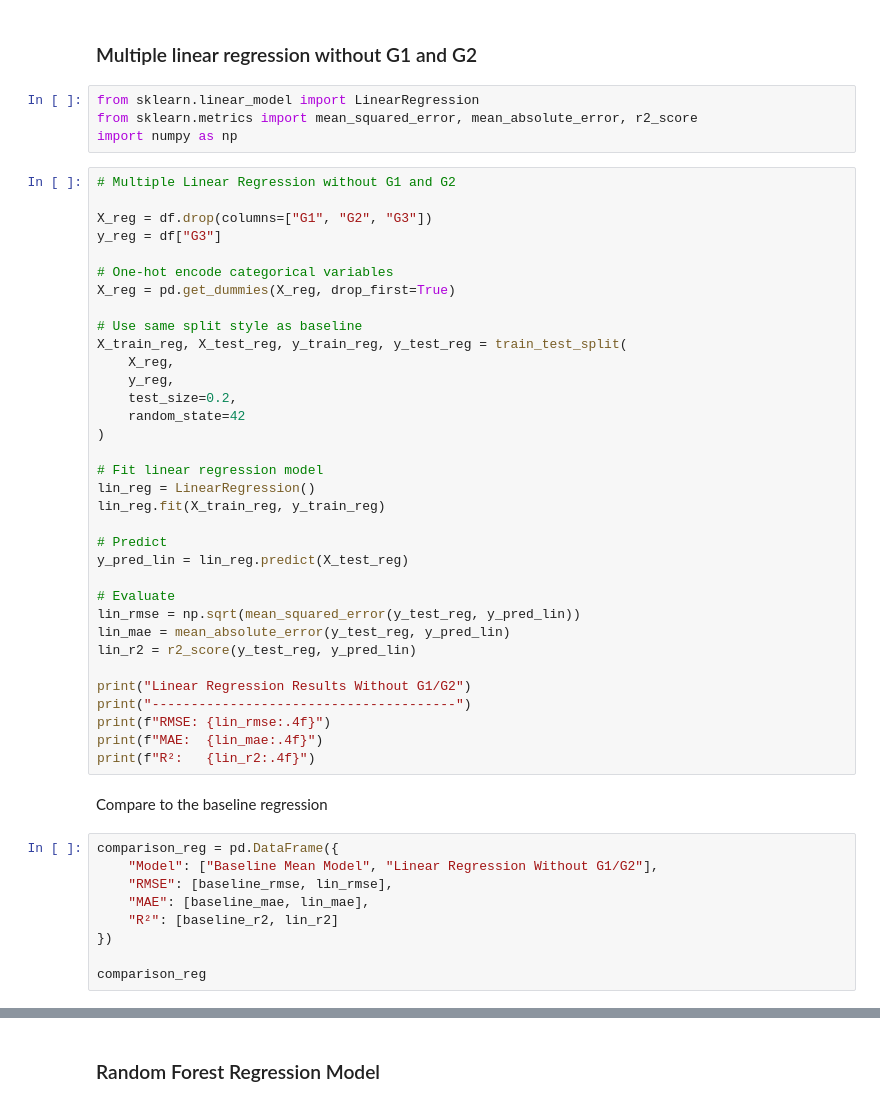
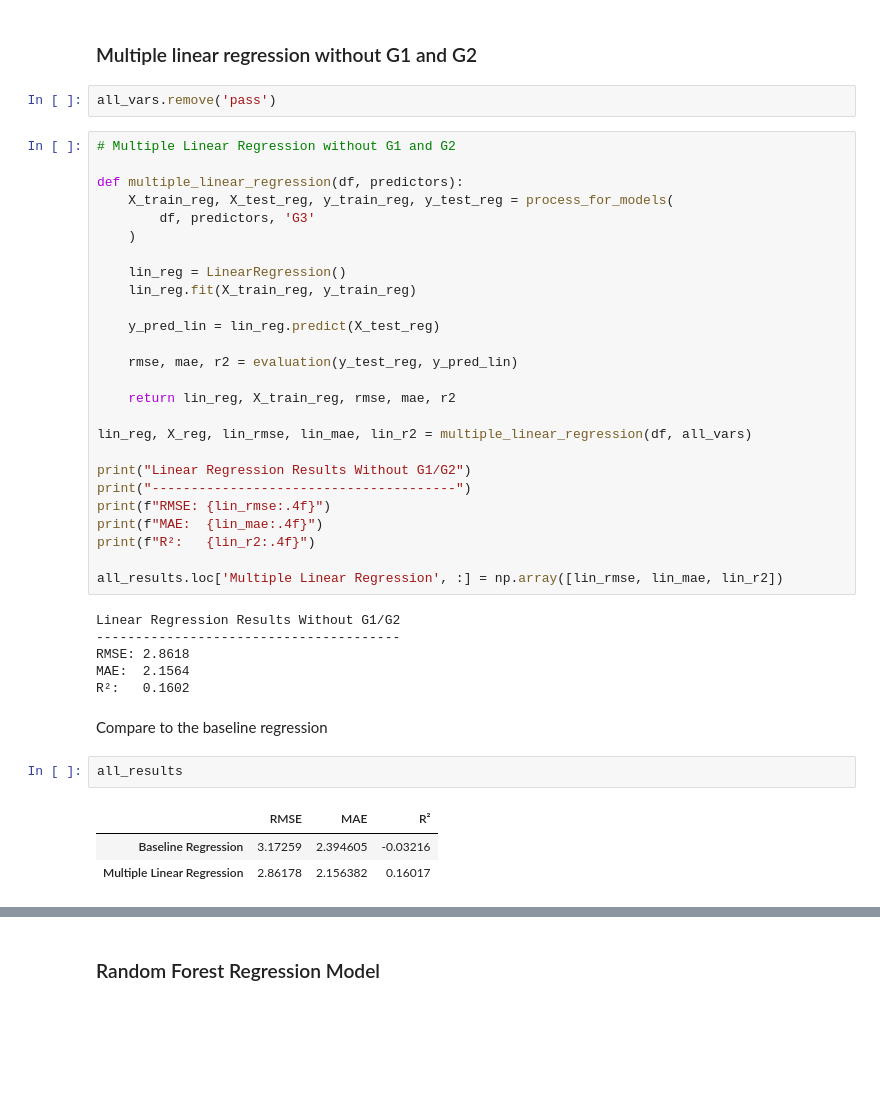
Before and after one commit to OctFog/Math-189-Project, a Jupyter notebook: student_performance.ipynb, the cells around one changed output, grey strips where cells are left out. Drawn from its saved outputs; the diff is of its cells as text; blank space fills up the shorter version.

```diff
--- a/student_performance.ipynb
+++ b/student_performance.ipynb
@@ -485,54 +680,47 @@ baseline_cm_df
 # %% [markdown]
 ### Multiple linear regression without G1 and G2
-# %%
-from sklearn.linear_model import LinearRegression
-from sklearn.metrics import mean_squared_error, mean_absolute_error, r2_score
-import numpy as np
+# %%
+all_vars.remove('pass')
 # %%
 # Multiple Linear Regression without G1 and G2
 
-X_reg = df.drop(columns=["G1", "G2", "G3"])
-y_reg = df["G3"]
+def multiple_linear_regression(df, predictors):
+    X_train_reg, X_test_reg, y_train_reg, y_test_reg = process_for_models(
+        df, predictors, 'G3'
+    )
 
-# One-hot encode categorical variables
-X_reg = pd.get_dummies(X_reg, drop_first=True)
+    lin_reg = LinearRegression()
+    lin_reg.fit(X_train_reg, y_train_reg)
 
-# Use same split style as baseline
-X_train_reg, X_test_reg, y_train_reg, y_test_reg = train_test_split(
-    X_reg,
-    y_reg,
-    test_size=0.2,
-    random_state=42
-)
+    y_pred_lin = lin_reg.predict(X_test_reg)
 
-# Fit linear regression model
-lin_reg = LinearRegression()
-lin_reg.fit(X_train_reg, y_train_reg)
+    rmse, mae, r2 = evaluation(y_test_reg, y_pred_lin)
 
-# Predict
-y_pred_lin = lin_reg.predict(X_test_reg)
+    return lin_reg, X_train_reg, rmse, mae, r2
 
-# Evaluate
-lin_rmse = np.sqrt(mean_squared_error(y_test_reg, y_pred_lin))
-lin_mae = mean_absolute_error(y_test_reg, y_pred_lin)
-lin_r2 = r2_score(y_test_reg, y_pred_lin)
+lin_reg, X_reg, lin_rmse, lin_mae, lin_r2 = multiple_linear_regression(df, all_vars)
 
 print("Linear Regression Results Without G1/G2")
 print("---------------------------------------")
 print(f"RMSE: {lin_rmse:.4f}")
 print(f"MAE:  {lin_mae:.4f}")
 print(f"R²:   {lin_r2:.4f}")
+
+all_results.loc['Multiple Linear Regression', :] = np.array([lin_rmse, lin_mae, lin_r2])
+# %% [output]
+Linear Regression Results Without G1/G2
+---------------------------------------
+RMSE: 2.8618
+MAE:  2.1564
+R²:   0.1602
 # %% [markdown]
 Compare to the baseline regression
 # %%
-comparison_reg = pd.DataFrame({
-    "Model": ["Baseline Mean Model", "Linear Regression Without G1/G2"],
-    "RMSE": [baseline_rmse, lin_rmse],
-    "MAE": [baseline_mae, lin_mae],
-    "R²": [baseline_r2, lin_r2]
-})
-
-comparison_reg
+all_results
+# %% [output]
+|  | RMSE | MAE | R² |
+| Baseline Regression | 3.17259 | 2.394605 | -0.03216 |
+| Multiple Linear Regression | 2.86178 | 2.156382 | 0.16017 |
 # %%
 coef_df = pd.DataFrame({
     "Feature": X_reg.columns,
```
Also changed, not shown: parts of 63 cells of this notebook.
